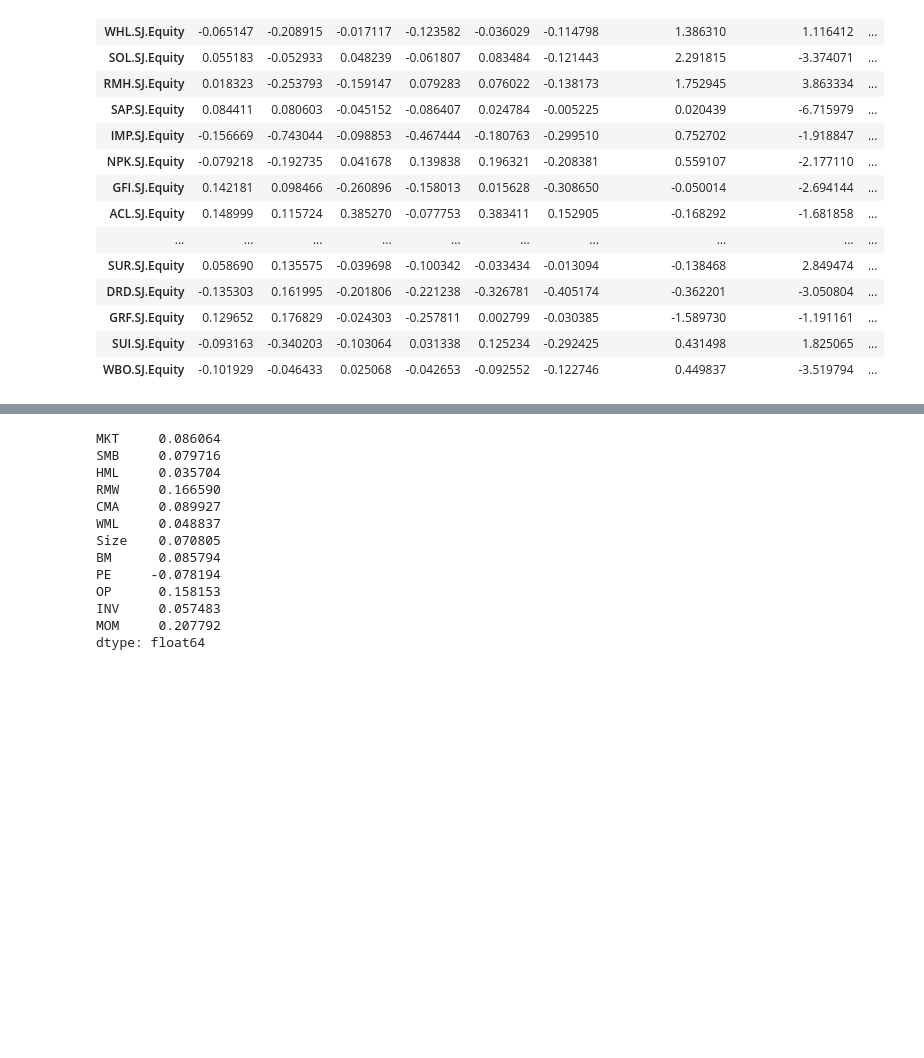
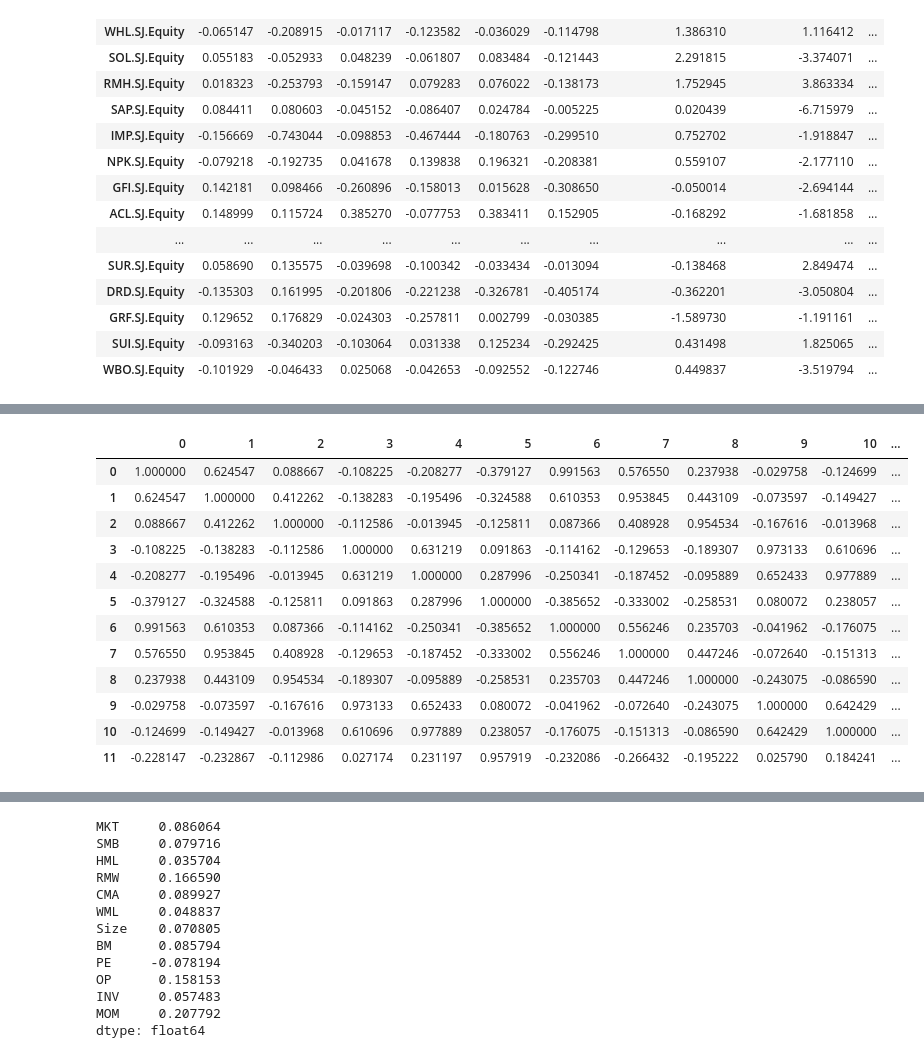
Before and after one commit to runxinlin/Research_Codes_2021, a Jupyter notebook: Python/IC & ICIR.ipynb, the cells around one changed output, grey strips where cells are left out. Cells and saved outputs as stored; diff of their text form; code cells hidden in the pictures; blank space fills up the shorter version.

```diff
--- a/Python/IC & ICIR.ipynb
+++ b/Python/IC & ICIR.ipynb
@@ -401,0 +403,16 @@ plt.show()
+# %%
+pd.DataFrame(arr_corr[:,:,0])
+# %% [output]
+|  | 0 | 1 | 2 | 3 | 4 | 5 | 6 | 7 | 8 | 9 | 10 | ... |
+| 0 | 1.000000 | 0.624547 | 0.088667 | -0.108225 | -0.208277 | -0.379127 | 0.991563 | 0.576550 | 0.237938 | -0.029758 | -0.124699 | ... |
+| 1 | 0.624547 | 1.000000 | 0.412262 | -0.138283 | -0.195496 | -0.324588 | 0.610353 | 0.953845 | 0.443109 | -0.073597 | -0.149427 | ... |
+| 2 | 0.088667 | 0.412262 | 1.000000 | -0.112586 | -0.013945 | -0.125811 | 0.087366 | 0.408928 | 0.954534 | -0.167616 | -0.013968 | ... |
+| 3 | -0.108225 | -0.138283 | -0.112586 | 1.000000 | 0.631219 | 0.091863 | -0.114162 | -0.129653 | -0.189307 | 0.973133 | 0.610696 | ... |
+| 4 | -0.208277 | -0.195496 | -0.013945 | 0.631219 | 1.000000 | 0.287996 | -0.250341 | -0.187452 | -0.095889 | 0.652433 | 0.977889 | ... |
+| 5 | -0.379127 | -0.324588 | -0.125811 | 0.091863 | 0.287996 | 1.000000 | -0.385652 | -0.333002 | -0.258531 | 0.080072 | 0.238057 | ... |
+| 6 | 0.991563 | 0.610353 | 0.087366 | -0.114162 | -0.250341 | -0.385652 | 1.000000 | 0.556246 | 0.235703 | -0.041962 | -0.176075 | ... |
+| 7 | 0.576550 | 0.953845 | 0.408928 | -0.129653 | -0.187452 | -0.333002 | 0.556246 | 1.000000 | 0.447246 | -0.072640 | -0.151313 | ... |
+| 8 | 0.237938 | 0.443109 | 0.954534 | -0.189307 | -0.095889 | -0.258531 | 0.235703 | 0.447246 | 1.000000 | -0.243075 | -0.086590 | ... |
+| 9 | -0.029758 | -0.073597 | -0.167616 | 0.973133 | 0.652433 | 0.080072 | -0.041962 | -0.072640 | -0.243075 | 1.000000 | 0.642429 | ... |
+| 10 | -0.124699 | -0.149427 | -0.013968 | 0.610696 | 0.977889 | 0.238057 | -0.176075 | -0.151313 | -0.086590 | 0.642429 | 1.000000 | ... |
+| 11 | -0.228147 | -0.232867 | -0.112986 | 0.027174 | 0.231197 | 0.957919 | -0.232086 | -0.266432 | -0.195222 | 0.025790 | 0.184241 | ... |
```
Also changed, not shown: parts of 12 cells of this notebook, 11 other files.
